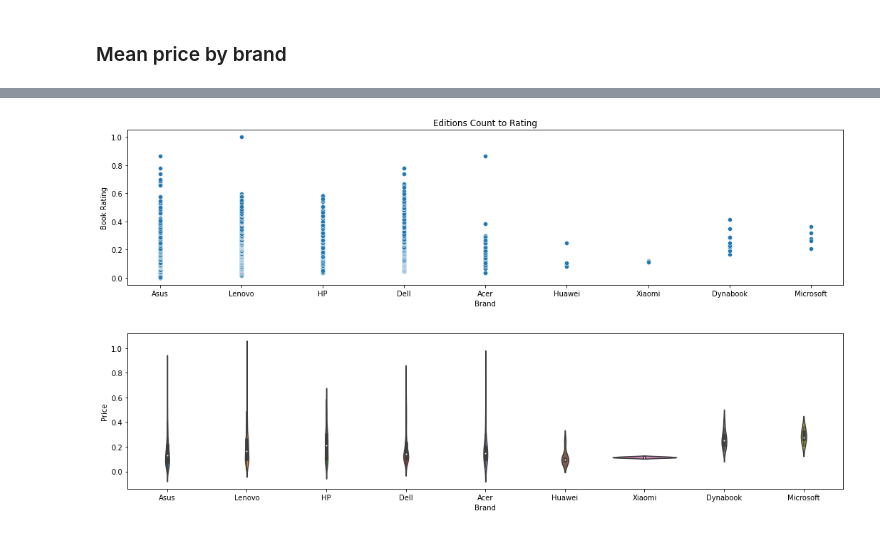
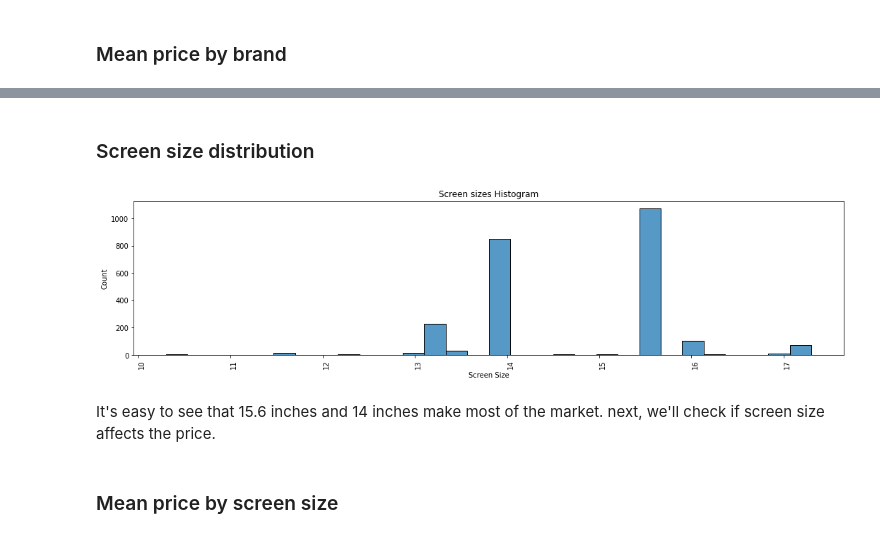
Before and after one commit to shayjr122/ZapDataScience, a Jupyter notebook: new_25_06.ipynb, the cells around one changed output, grey strips where cells are left out. Cells and saved outputs as stored; diff of their text form; code cells hidden in the pictures.

```diff
--- a/new_25_06.ipynb
+++ b/new_25_06.ipynb
@@ -299,3 +302,5 @@ cleaning_and_converting(laptops_real_na)
+# %%
+laptops_real_na["Touch Screen"] =  np.where(laptops_real_na['Touch Screen']  == "כולל" , 1 , 0)
 # %% [markdown]
 <h3>Removing Duplicates</h3>
 # %%
@@ -548,17 +652,18 @@ KeyError: 'Column not found: Price'
+# %% [markdown]
+<a id='genre_distribution'></a>
+<h3>Screen size distribution</h3>
 # %%
 fig, ax = plt.subplots(figsize=(18, 4))
-fg = sns.scatterplot(data=laptops_eda, x='Brand', y='Price', ax=ax)
-fg.set_title("Editions Count to Rating")
-fg.set_xlabel("Brand")
-fg.set_ylabel("Book Rating")
+fg = sns.histplot(laptop_eda['Screen Size'], ax=ax)
+fg.set_title("Screen sizes Histogram")
+fg.set_xlabel("Screen Size")
+plt.xticks(rotation=90, ha='right', rotation_mode='anchor')
 plt.show()
 # %% [output]
-[figure, old version]
+[figure, new version]
-# %%
-fig, ax = plt.subplots(figsize=(18, 4))
-fg = sns.violinplot(y="Price", x="Brand", data=laptops_eda, ax = ax)
-# sns.set_theme(style="whitegrid")
-
-plt.show()
-# %% [output]
-[figure, removed]
+# %% [markdown]
+<p>It's easy to see that 15.6 inches and 14 inches make most of the market. next, we'll check if screen size affects the price.</p>
+# %% [markdown]
+<a id='mean_price_by_brand_'></a>
+
+<h3>Mean price by screen size</h3>
```
Also changed, not shown: parts of 32 cells of this notebook.
